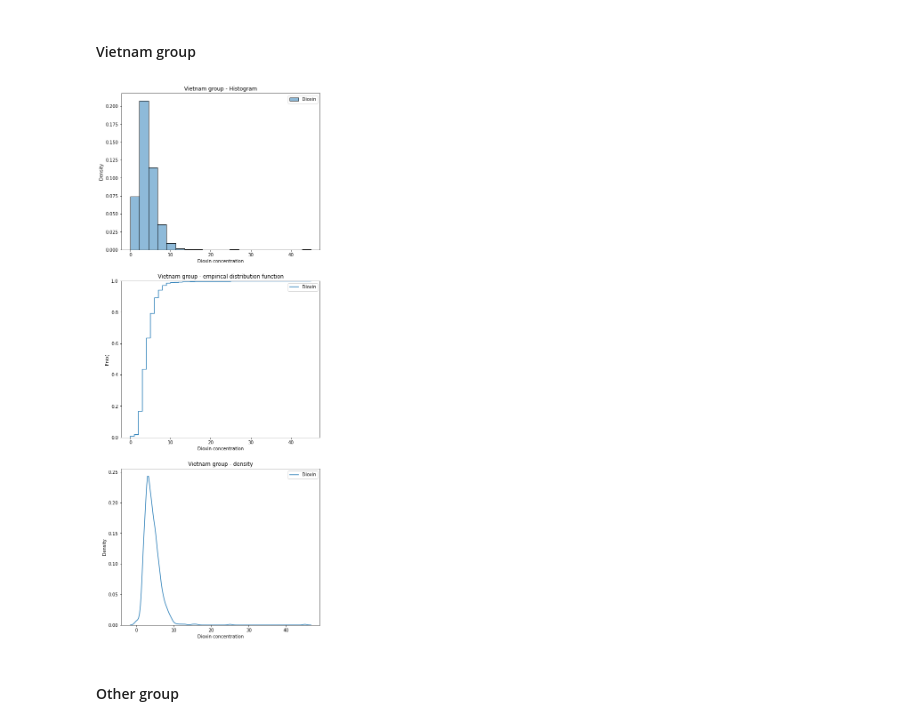
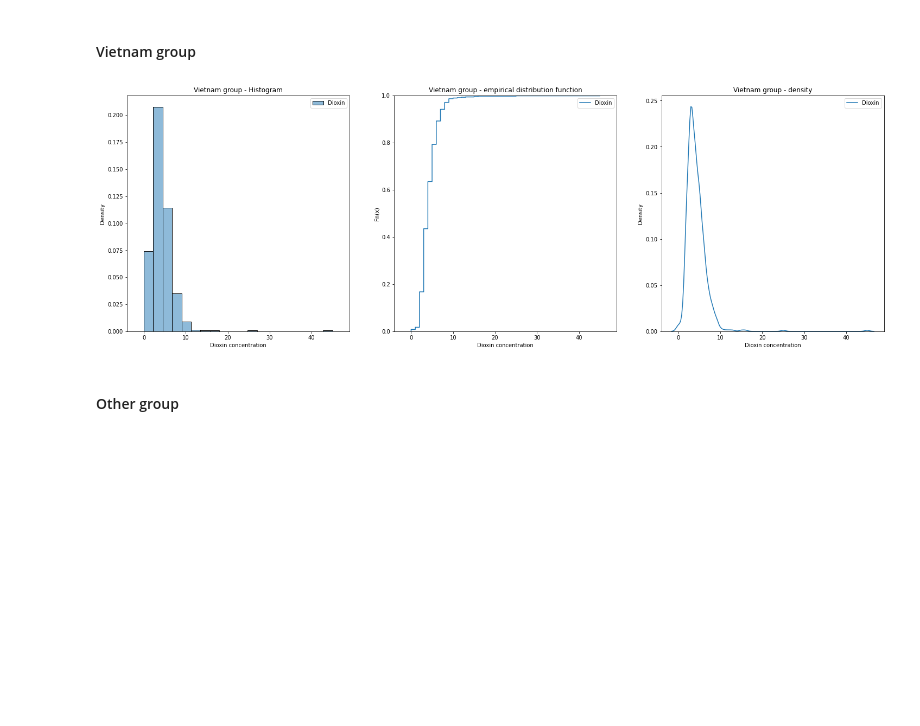
Before and after one commit to czernalex/BI_PST_ASSIGNMENT, a Jupyter notebook: src/assignment.ipynb, the cells around one changed output. Saved outputs shown, nothing was run; the diff lists cells and outputs as text; code cells hidden in the pictures; blank space fills up the shorter version.

```diff
--- a/src/assignment.ipynb
+++ b/src/assignment.ipynb
@@ -147,39 +147,40 @@ Pro vykreslení grafů jsme využili vizualizační knihovnu [seaborn](https://s
 ### vietnam group - histogram, distribution function, density
 
 fig, (ax1, ax2, ax3) = plt.subplots(
-    nrows=3,
-    figsize=(8, 22)
+    ncols=3,
+    sharex=True,
+    figsize=(25, 8)
 )
 ax1 = sb.histplot(
     data=data_vietnam,
     bins=20,
     stat="density",
     ax=ax1
 )
 ax2 = sb.ecdfplot(
     data=data_vietnam,
     ax=ax2
 )
 ax3 = sb.kdeplot(
     data=data_vietnam,
     bw_adjust=.75,
     ax=ax3
 )
 ax1 = ax1.set(
     title="Vietnam group - Histogram",
     xlabel="Dioxin concentration"
 )
 ax2 = ax2.set(
     title="Vietnam group - empirical distribution function",
     xlabel="Dioxin concentration",
     ylabel="Fn(x)"
 )
 ax3 = ax3.set(
     title="Vietnam group - density",
     xlabel="Dioxin concentration"
 )
 # %% [output]
-[figure, old version]
+[figure, new version]
 # %% [markdown]
 #### Other group
 # %%
```
Also changed, not shown: parts of 6 cells of this notebook.
